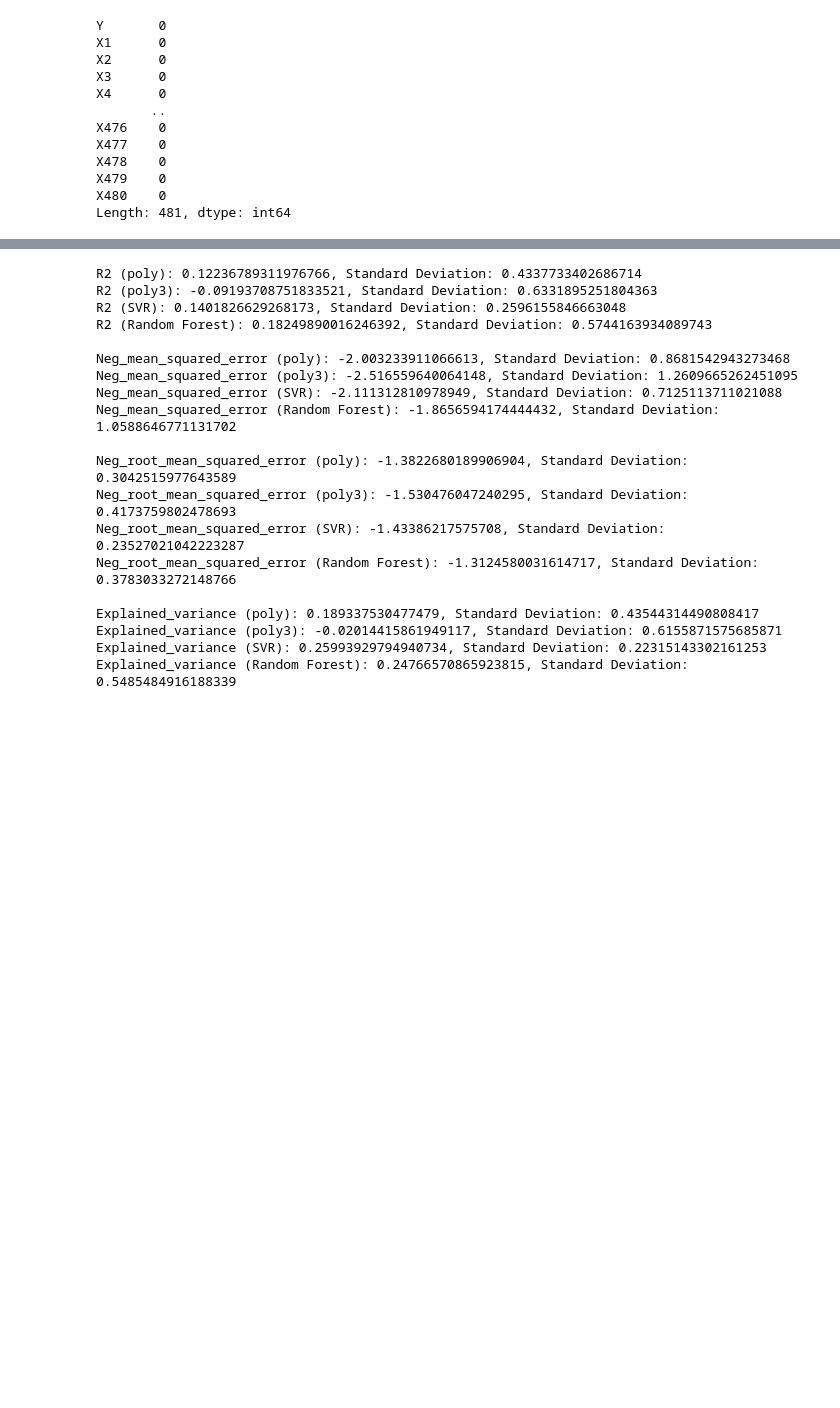
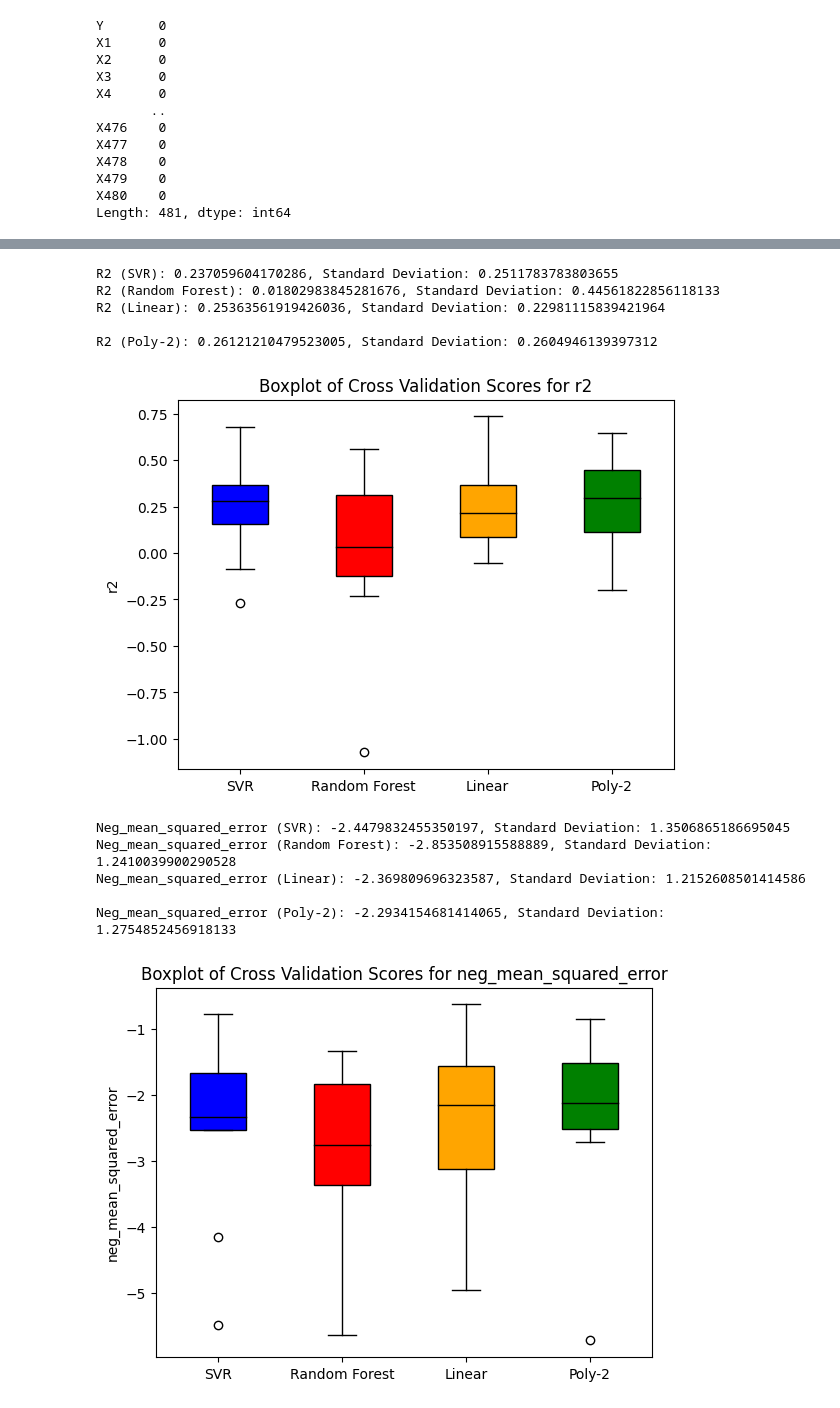
Before and after one commit to boredanon/machine-learning2023-2, a Jupyter notebook: proyecto_ML_José_del_Solar.ipynb, the cells around one changed output, grey strips where cells are left out. Cells and saved outputs as stored; diff of their text form; code cells hidden in the pictures; blank space fills up the shorter version.

```diff
--- a/proyecto_ML_José_del_Solar.ipynb
+++ b/proyecto_ML_José_del_Solar.ipynb
@@ -167,5 +204,0 @@ Pipeline(steps=[('polynomialfeatures', PolynomialFeatures()),
-# %%
-degree = 3
-poly_3 = make_pipeline(PolynomialFeatures(degree), LinearRegression())
-
-poly_3.fit(X_train_pca, y_train_no_outliers)
@@ -182,45 +236,54 @@ RandomForestRegressor()
 # %%
 from sklearn.model_selection import cross_validate, KFold
 from sklearn.metrics import explained_variance_score
 import numpy as np
 
 kfold = KFold(n_splits=10, shuffle=True, random_state=42)
 X_combined = np.vstack((X_train_pca, X_test_pca))
 y_combined = np.concatenate((y_train_no_outliers, y_test))
 
 scoring_metrics = ['r2', 'neg_mean_squared_error', 'neg_root_mean_squared_error', 'explained_variance']
-
-scores_poly = cross_validate(poly, X_combined, y_combined, cv=kfold, scoring=scoring_metrics)
-scores_poly_3 = cross_validate(poly_3, X_combined, y_combined, cv=kfold, scoring=scoring_metrics)
 scores_svr = cross_validate(svr, X_combined, y_combined, cv=kfold, scoring=scoring_metrics)
 scores_rf = cross_validate(rf, X_combined, y_combined, cv=kfold, scoring=scoring_metrics)
+scores_lin = cross_validate(lin, X_combined, y_combined, cv=kfold, scoring=scoring_metrics)
+scores_poly2 = cross_validate(poly, X_combined, y_combined, cv=kfold, scoring=scoring_metrics)
 
 for metric in scoring_metrics:
-    print(f"{metric.capitalize()} (poly): {np.mean(scores_poly[f'test_{metric}'])}, "
-          f"Standard Deviation: {np.std(scores_poly[f'test_{metric}'])}")
-    print(f"{metric.capitalize()} (poly3): {np.mean(scores_poly_3[f'test_{metric}'])}, "
-          f"Standard Deviation: {np.std(scores_poly_3[f'test_{metric}'])}")
     print(f"{metric.capitalize()} (SVR): {np.mean(scores_svr[f'test_{metric}'])}, "
           f"Standard Deviation: {np.std(scores_svr[f'test_{metric}'])}")
     print(f"{metric.capitalize()} (Random Forest): {np.mean(scores_rf[f'test_{metric}'])}, "
-          f"Standard Deviation: {np.std(scores_rf[f'test_{metric}'])}\n")
+          f"Standard Deviation: {np.std(scores_rf[f'test_{metric}'])}")
+    print(f"{metric.capitalize()} (Linear): {np.mean(scores_lin[f'test_{metric}'])}, "
+          f"Standard Deviation: {np.std(scores_lin[f'test_{metric}'])}\n")
+    print(f"{metric.capitalize()} (Poly-2): {np.mean(scores_poly2[f'test_{metric}'])}, "
+          f"Standard Deviation: {np.std(scores_poly2[f'test_{metric}'])}\n")
+
+    scores_metric_svr = scores_svr[f'test_{metric}']
+    scores_metric_rf = scores_rf[f'test_{metric}']
+    scores_metric_poly2 = scores_poly2[f'test_{metric}']
+    scores_metric_linear = scores_lin[f'test_{metric}']
+
+    colors = ['blue', 'red', 'orange', 'green']
+    boxes = plt.boxplot([scores_metric_svr, scores_metric_rf, scores_metric_linear, scores_metric_poly2],
+                        labels=['SVR', 'Random Forest', 'Linear', 'Poly-2'], patch_artist=True)
+    for patch, color in zip(boxes['boxes'], colors):
+      patch.set_facecolor(color)
+    for median in boxes['medians']:
+      median.set_color('black')
+
+    plt.ylabel(metric)
+    plt.title(f'Boxplot of Cross Validation Scores for {metric}')
+    plt.show()
 # %% [output]
-R2 (poly): 0.12236789311976766, Standard Deviation: 0.4337733402686714
-R2 (poly3): -0.09193708751833521, Standard Deviation: 0.6331895251804363
-R2 (SVR): 0.1401826629268173, Standard Deviation: 0.2596155846663048
-R2 (Random Forest): 0.18249890016246392, Standard Deviation: 0.5744163934089743
+R2 (SVR): 0.237059604170286, Standard Deviation: 0.2511783783803655
+R2 (Random Forest): 0.01802983845281676, Standard Deviation: 0.44561822856118133
+R2 (Linear): 0.25363561919426036, Standard Deviation: 0.22981115839421964
 
-Neg_mean_squared_error (poly): -2.003233911066613, Standard Deviation: 0.8681542943273468
-Neg_mean_squared_error (poly3): -2.516559640064148, Standard Deviation: 1.2609665262451095
-Neg_mean_squared_error (SVR): -2.111312810978949, Standard Deviation: 0.7125113711021088
-Neg_mean_squared_error (Random Forest): -1.8656594174444432, Standard Deviation: 1.0588646771131702
-
-Neg_root_mean_squared_error (poly): -1.3822680189906904, Standard Deviation: 0.3042515977643589
-Neg_root_mean_squared_error (poly3): -1.530476047240295, Standard Deviation: 0.4173759802478693
-Neg_root_mean_squared_error (SVR): -1.43386217575708, Standard Deviation: 0.23527021042223287
-Neg_root_mean_squared_error (Random Forest): -1.3124580031614717, Standard Deviation: 0.3783033272148766
-
-Explained_variance (poly): 0.189337530477479, Standard Deviation: 0.43544314490808417
-Explained_variance (poly3): -0.02014415861949117, Standard Deviation: 0.6155871575685871
-Explained_variance (SVR): 0.25993929794940734, Standard Deviation: 0.22315143302161253
-Explained_variance (Random Forest): 0.24766570865923815, Standard Deviation: 0.5485484916188339
+R2 (Poly-2): 0.26121210479523005, Standard Deviation: 0.2604946139397312
+[figure, added]
+Neg_mean_squared_error (SVR): -2.4479832455350197, Standard Deviation: 1.3506865186695045
+Neg_mean_squared_error (Random Forest): -2.853508915588889, Standard Deviation: 1.2410039900290528
+Neg_mean_squared_error (Linear): -2.369809696323587, Standard Deviation: 1.2152608501414586
+
+Neg_mean_squared_error (Poly-2): -2.2934154681414065, Standard Deviation: 1.2754852456918133
+[figure, added]
```
Also changed, not shown: parts of 34 cells of this notebook.
